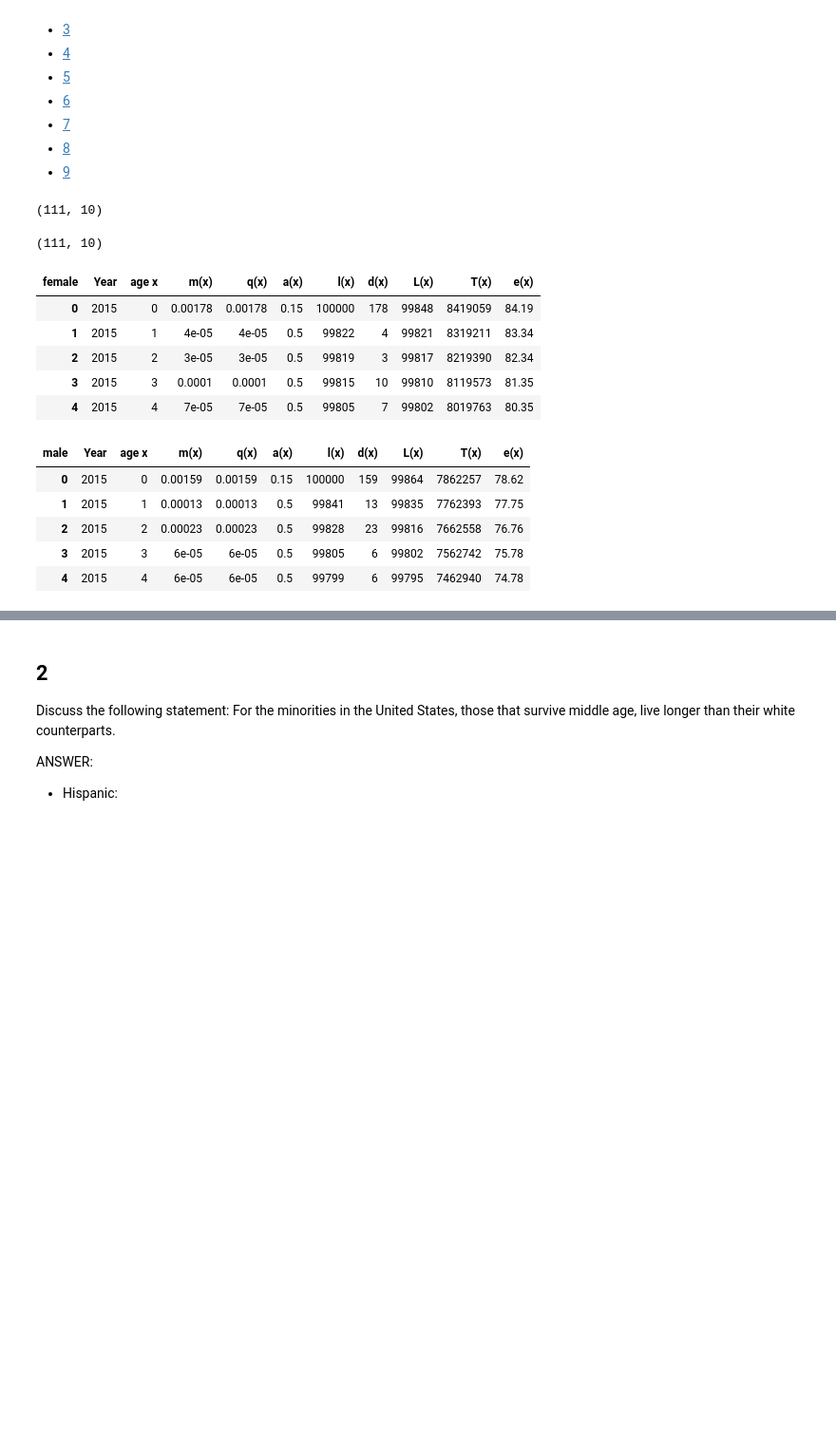
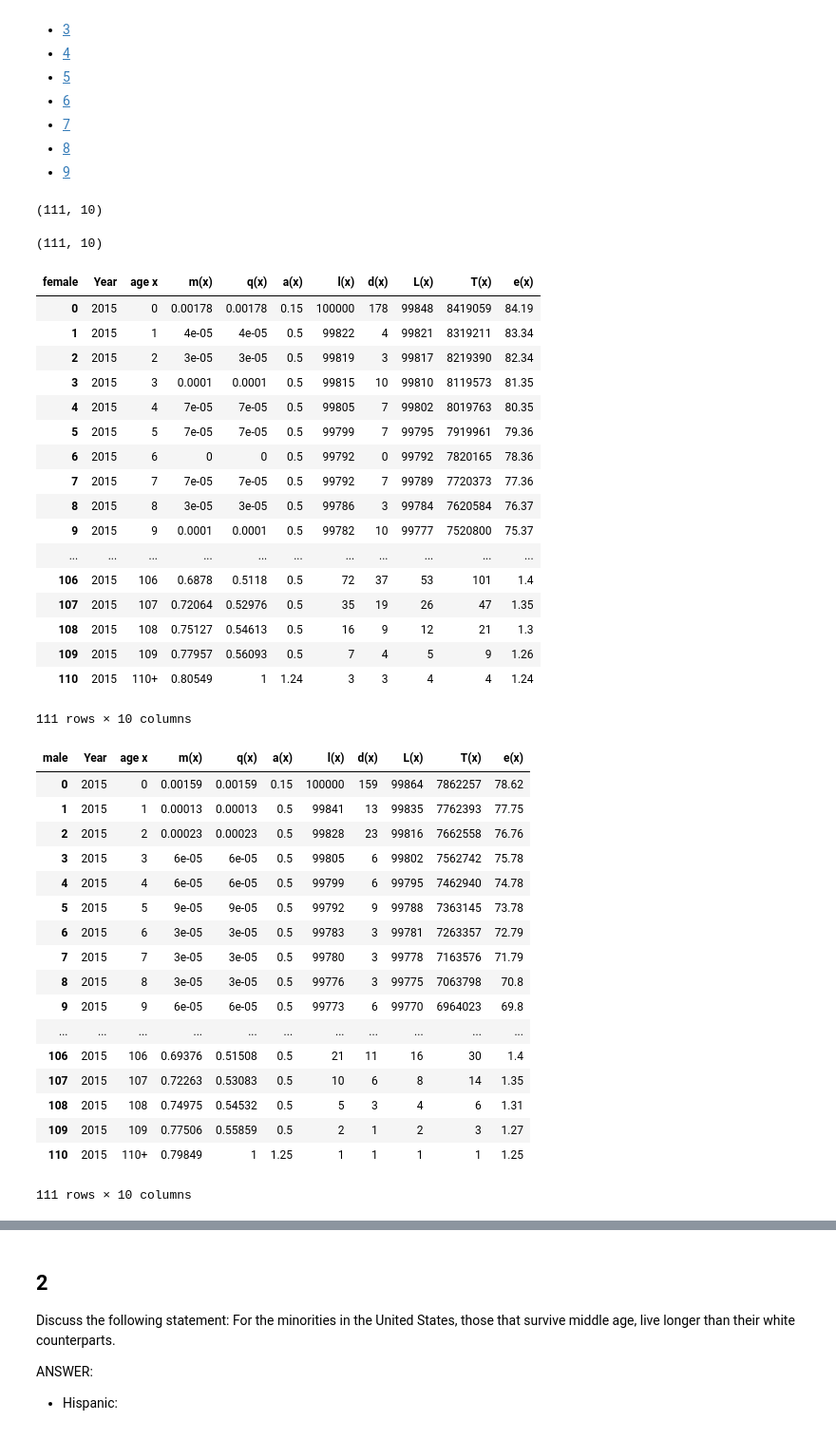
Before and after one commit to Ocken/stokdemo, a Jupyter notebook: exercise3.ipynb, the cells around one changed output, grey strips where cells are left out. Shown at 95% size. Saved outputs shown, nothing was run; the diff lists cells and outputs as text; code cells hidden in the pictures; blank space fills up the shorter version.

```diff
--- a/exercise3.ipynb
+++ b/exercise3.ipynb
@@ -31,24 +31,48 @@ df_male.index = range(len(df_male))
 # %%
 df_male.shape
 df_female.shape
 
-df_female.head()
-df_male.head()
+df_female
+df_male
 # %% [output]
 (111, 10)
 (111, 10)
 | female | Year | age x | m(x) | q(x) | a(x) | l(x) | d(x) | L(x) | T(x) | e(x) |
 | 0 | 2015 | 0 | 0.00178 | 0.00178 | 0.15 | 100000 | 178 | 99848 | 8419059 | 84.19 |
 | 1 | 2015 | 1 | 4e-05 | 4e-05 | 0.5 | 99822 | 4 | 99821 | 8319211 | 83.34 |
 | 2 | 2015 | 2 | 3e-05 | 3e-05 | 0.5 | 99819 | 3 | 99817 | 8219390 | 82.34 |
 | 3 | 2015 | 3 | 0.0001 | 0.0001 | 0.5 | 99815 | 10 | 99810 | 8119573 | 81.35 |
 | 4 | 2015 | 4 | 7e-05 | 7e-05 | 0.5 | 99805 | 7 | 99802 | 8019763 | 80.35 |
+| 5 | 2015 | 5 | 7e-05 | 7e-05 | 0.5 | 99799 | 7 | 99795 | 7919961 | 79.36 |
+| 6 | 2015 | 6 | 0 | 0 | 0.5 | 99792 | 0 | 99792 | 7820165 | 78.36 |
+| 7 | 2015 | 7 | 7e-05 | 7e-05 | 0.5 | 99792 | 7 | 99789 | 7720373 | 77.36 |
+| 8 | 2015 | 8 | 3e-05 | 3e-05 | 0.5 | 99786 | 3 | 99784 | 7620584 | 76.37 |
+| 9 | 2015 | 9 | 0.0001 | 0.0001 | 0.5 | 99782 | 10 | 99777 | 7520800 | 75.37 |
+| ... | ... | ... | ... | ... | ... | ... | ... | ... | ... | ... |
+| 106 | 2015 | 106 | 0.6878 | 0.5118 | 0.5 | 72 | 37 | 53 | 101 | 1.4 |
+| 107 | 2015 | 107 | 0.72064 | 0.52976 | 0.5 | 35 | 19 | 26 | 47 | 1.35 |
+| 108 | 2015 | 108 | 0.75127 | 0.54613 | 0.5 | 16 | 9 | 12 | 21 | 1.3 |
+| 109 | 2015 | 109 | 0.77957 | 0.56093 | 0.5 | 7 | 4 | 5 | 9 | 1.26 |
+| 110 | 2015 | 110+ | 0.80549 | 1 | 1.24 | 3 | 3 | 4 | 4 | 1.24 |
+111 rows × 10 columns
 | male | Year | age x | m(x) | q(x) | a(x) | l(x) | d(x) | L(x) | T(x) | e(x) |
 | 0 | 2015 | 0 | 0.00159 | 0.00159 | 0.15 | 100000 | 159 | 99864 | 7862257 | 78.62 |
 | 1 | 2015 | 1 | 0.00013 | 0.00013 | 0.5 | 99841 | 13 | 99835 | 7762393 | 77.75 |
 | 2 | 2015 | 2 | 0.00023 | 0.00023 | 0.5 | 99828 | 23 | 99816 | 7662558 | 76.76 |
 | 3 | 2015 | 3 | 6e-05 | 6e-05 | 0.5 | 99805 | 6 | 99802 | 7562742 | 75.78 |
 | 4 | 2015 | 4 | 6e-05 | 6e-05 | 0.5 | 99799 | 6 | 99795 | 7462940 | 74.78 |
+| 5 | 2015 | 5 | 9e-05 | 9e-05 | 0.5 | 99792 | 9 | 99788 | 7363145 | 73.78 |
+| 6 | 2015 | 6 | 3e-05 | 3e-05 | 0.5 | 99783 | 3 | 99781 | 7263357 | 72.79 |
+| 7 | 2015 | 7 | 3e-05 | 3e-05 | 0.5 | 99780 | 3 | 99778 | 7163576 | 71.79 |
+| 8 | 2015 | 8 | 3e-05 | 3e-05 | 0.5 | 99776 | 3 | 99775 | 7063798 | 70.8 |
+| 9 | 2015 | 9 | 6e-05 | 6e-05 | 0.5 | 99773 | 6 | 99770 | 6964023 | 69.8 |
+| ... | ... | ... | ... | ... | ... | ... | ... | ... | ... | ... |
+| 106 | 2015 | 106 | 0.69376 | 0.51508 | 0.5 | 21 | 11 | 16 | 30 | 1.4 |
+| 107 | 2015 | 107 | 0.72263 | 0.53083 | 0.5 | 10 | 6 | 8 | 14 | 1.35 |
+| 108 | 2015 | 108 | 0.74975 | 0.54532 | 0.5 | 5 | 3 | 4 | 6 | 1.31 |
+| 109 | 2015 | 109 | 0.77506 | 0.55859 | 0.5 | 2 | 1 | 2 | 3 | 1.27 |
+| 110 | 2015 | 110+ | 0.79849 | 1 | 1.25 | 1 | 1 | 1 | 1 | 1.25 |
+111 rows × 10 columns
 # %% [markdown]
 ## 1
 <a id='1'></a>
```
Also changed, not shown: parts of 9 cells of this notebook.
